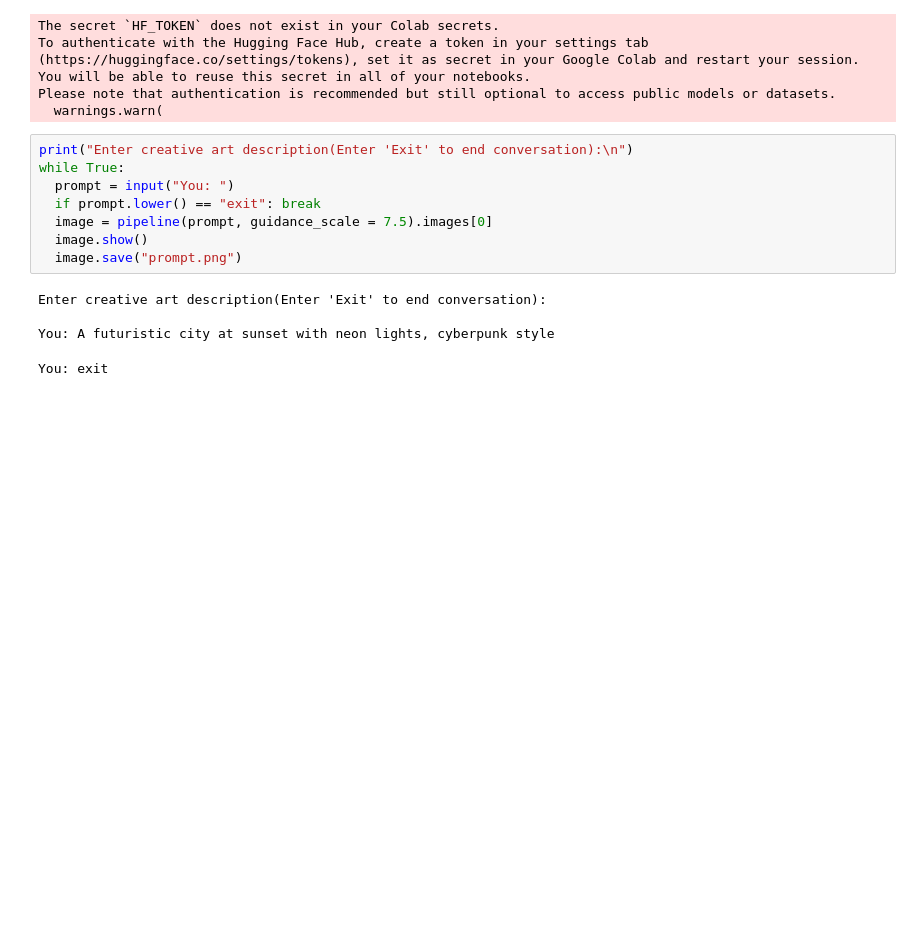
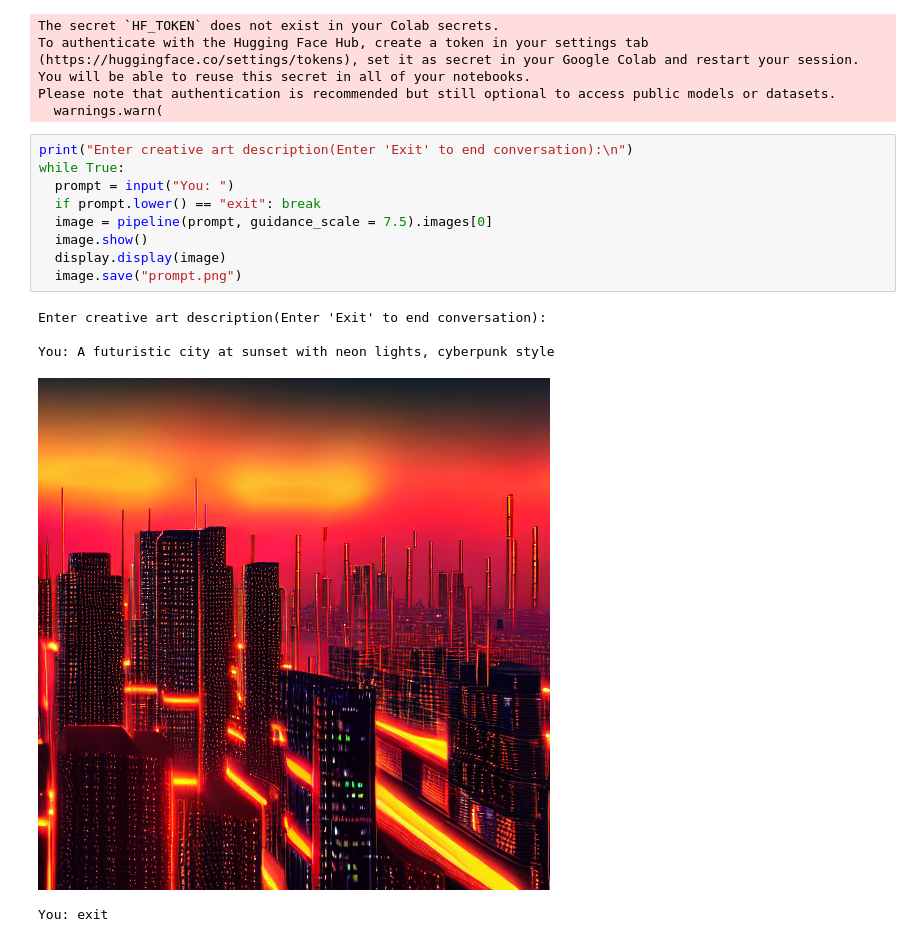
Before and after one commit to Prafull009/GenAI, a Jupyter notebook: GenAIAssign5.ipynb, the cells around one changed output. Saved outputs shown, nothing was run; the diff lists cells and outputs as text; blank space fills up the shorter version.

```diff
--- a/GenAIAssign5.ipynb
+++ b/GenAIAssign5.ipynb
@@ -38,13 +40,15 @@ Please note that authentication is recommended but still optional to access publ
 # %%
 print("Enter creative art description(Enter 'Exit' to end conversation):\n")
 while True:
   prompt = input("You: ")
   if prompt.lower() == "exit": break
   image = pipeline(prompt, guidance_scale = 7.5).images[0]
   image.show()
+  display.display(image)
   image.save("prompt.png")
 # %% [output]
 Enter creative art description(Enter 'Exit' to end conversation):
 
 You: A futuristic city at sunset with neon lights, cyberpunk style
+[figure, added]
 You: exit
```
Also changed, not shown: parts of 2 cells of this notebook.
